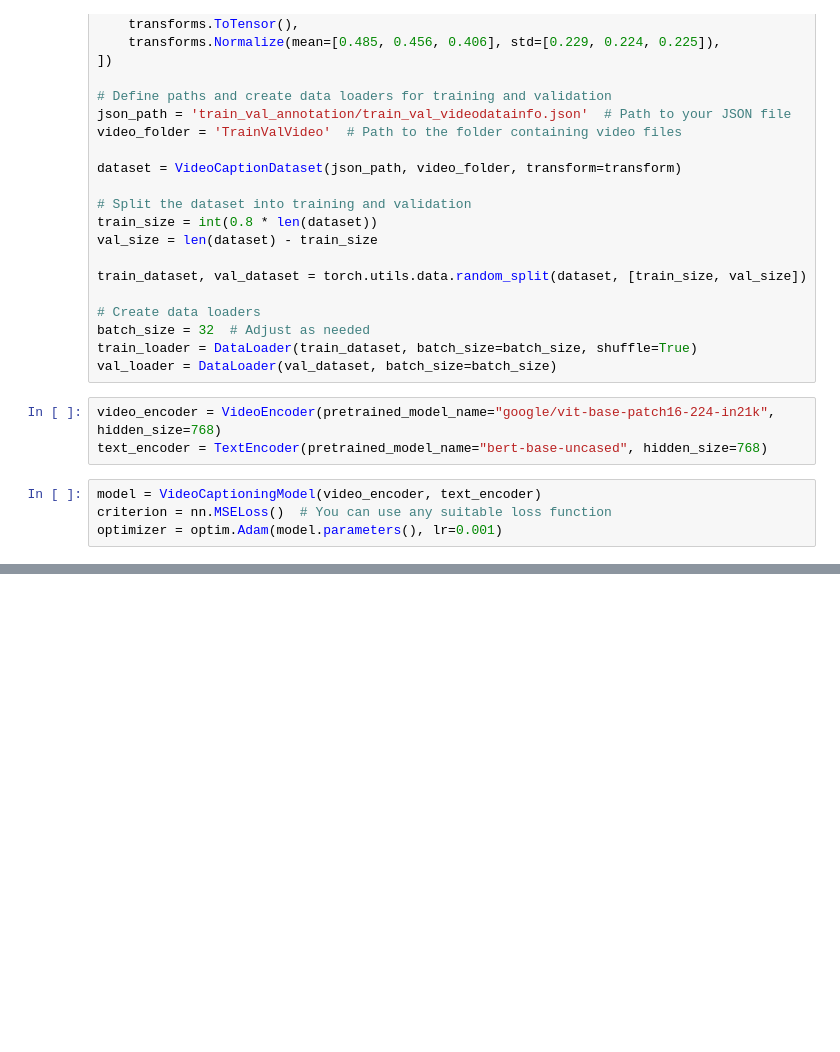
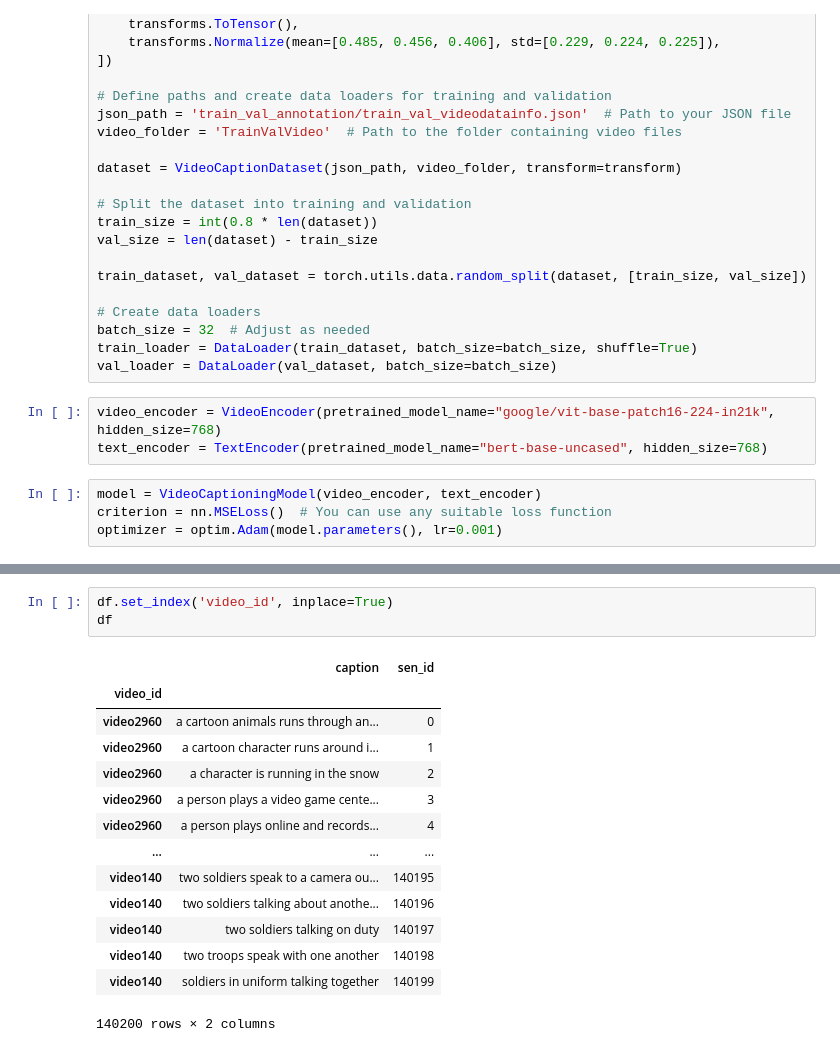
Before and after one commit to FormulaMonks/video-captioning, a Jupyter notebook: train.ipynb, the cells around one changed output, grey strips where cells are left out. Cells and saved outputs as stored; diff of their text form; blank space fills up the shorter version.

```diff
--- a/train.ipynb
+++ b/train.ipynb
@@ -181,0 +244,18 @@ optimizer = optim.Adam(model.parameters(), lr=0.001)
+# %%
+df.set_index('video_id', inplace=True)
+df
+# %% [output]
+|  | caption | sen_id |
+| video_id |  |  |
+| video2960 | a cartoon animals runs through an... | 0 |
+| video2960 | a cartoon character runs around i... | 1 |
+| video2960 | a character is running in the snow | 2 |
+| video2960 | a person plays a video game cente... | 3 |
+| video2960 | a person plays online and records... | 4 |
+| ... | ... | ... |
+| video140 | two soldiers speak to a camera ou... | 140195 |
+| video140 | two soldiers talking about anothe... | 140196 |
+| video140 | two soldiers talking on duty | 140197 |
+| video140 | two troops speak with one another | 140198 |
+| video140 | soldiers in uniform talking together | 140199 |
+140200 rows × 2 columns
```
Also changed, not shown: parts of 11 cells of this notebook.
